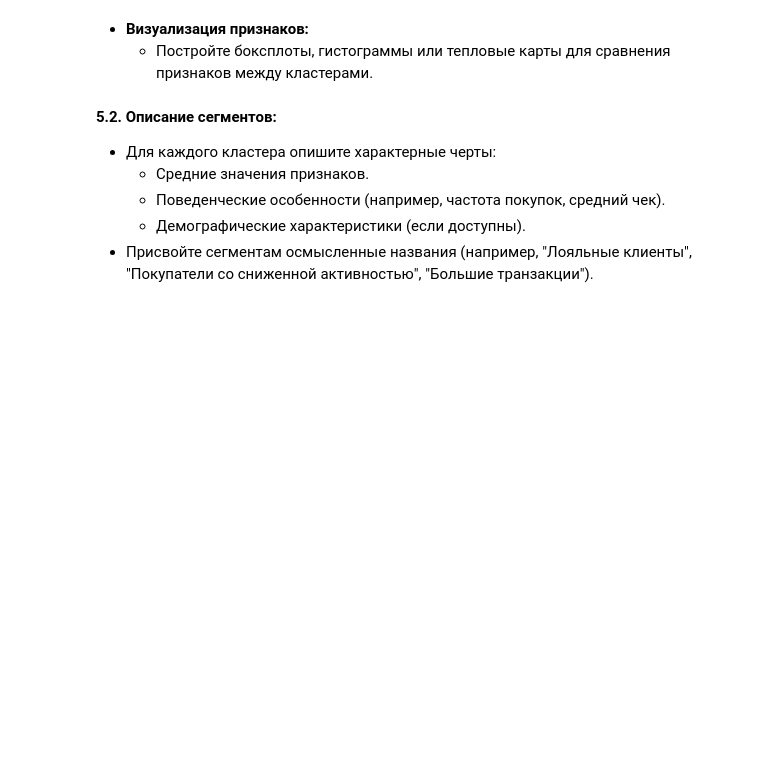
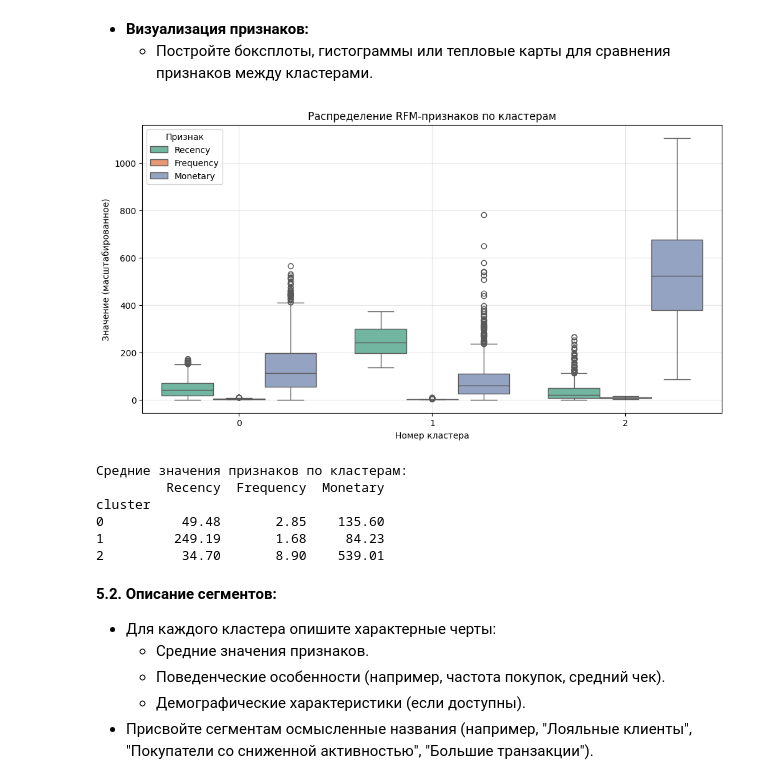
Before and after one commit to GDVevo/ml_uni, a Jupyter notebook: Практическая_работа_№11_Анализ_и_сегментация_клиентов_с_помощью_алгоритмов_кластеризации.ipynb, the cells around one changed output. Drawn from its saved outputs; the diff is of its cells as text; code cells hidden in the pictures; blank space fills up the shorter version.

```diff
--- a/Практическая_работа_№11_Анализ_и_сегментация_клиентов_с_помощью_алгоритмов_кластеризации.ipynb
+++ b/Практическая_работа_№11_Анализ_и_сегментация_клиентов_с_помощью_алгоритмов_кластеризации.ipynb
@@ -509,3 +507,11 @@ print(f"Индекс Калински-Харабаса (Calinski):    {ch:.3f} (
+# %%
+# 5.1
+from sklearn.decomposition import PCA
+
+pca = PCA(n_components=2)
+principal_components = pca.fit_transform(X_scaled)
+rfm_table_cleaned['PC1'] = principal_components[:, 0]
+rfm_table_cleaned['PC2'] = principal_components[:, 1]
 # %% [markdown]
 - **Постройте графики:**
   - Рассеивания с цветовой кодировкой кластеров.
@@ -513,6 +528,30 @@ print(f"Индекс Калински-Харабаса (Calinski):    {ch:.3f} (
 # %% [markdown]
 - **Визуализация признаков:**
   - Постройте боксплоты, гистограммы или тепловые карты для сравнения признаков между кластерами.
+# %%
+# 5.2
+df_melt = rfm_table_cleaned[features + ['cluster']].melt(id_vars='cluster', var_name='RFM_Feature')
+
+plt.figure(figsize=(12, 6))
+sns.boxplot(x='cluster', y='value', hue='RFM_Feature', data=df_melt, palette='Set2')
+plt.title('Распределение RFM-признаков по кластерам')
+plt.ylabel('Значение (масштабированное)')
+plt.xlabel('Номер кластера')
+plt.legend(title='Признак')
+plt.grid(True, alpha=0.3)
+plt.show()
+
+cluster_profiles = rfm_table_cleaned.groupby('cluster')[features].mean()
+print("Средние значения признаков по кластерам:")
+print(cluster_profiles.round(2))
+# %% [output]
+[figure, added]
+Средние значения признаков по кластерам:
+         Recency  Frequency  Monetary
+cluster
+0          49.48       2.85    135.60
+1         249.19       1.68     84.23
+2          34.70       8.90    539.01
 # %% [markdown]
 **5.2. Описание сегментов:**
 
```
Also changed, not shown: parts of 2 cells of this notebook.
